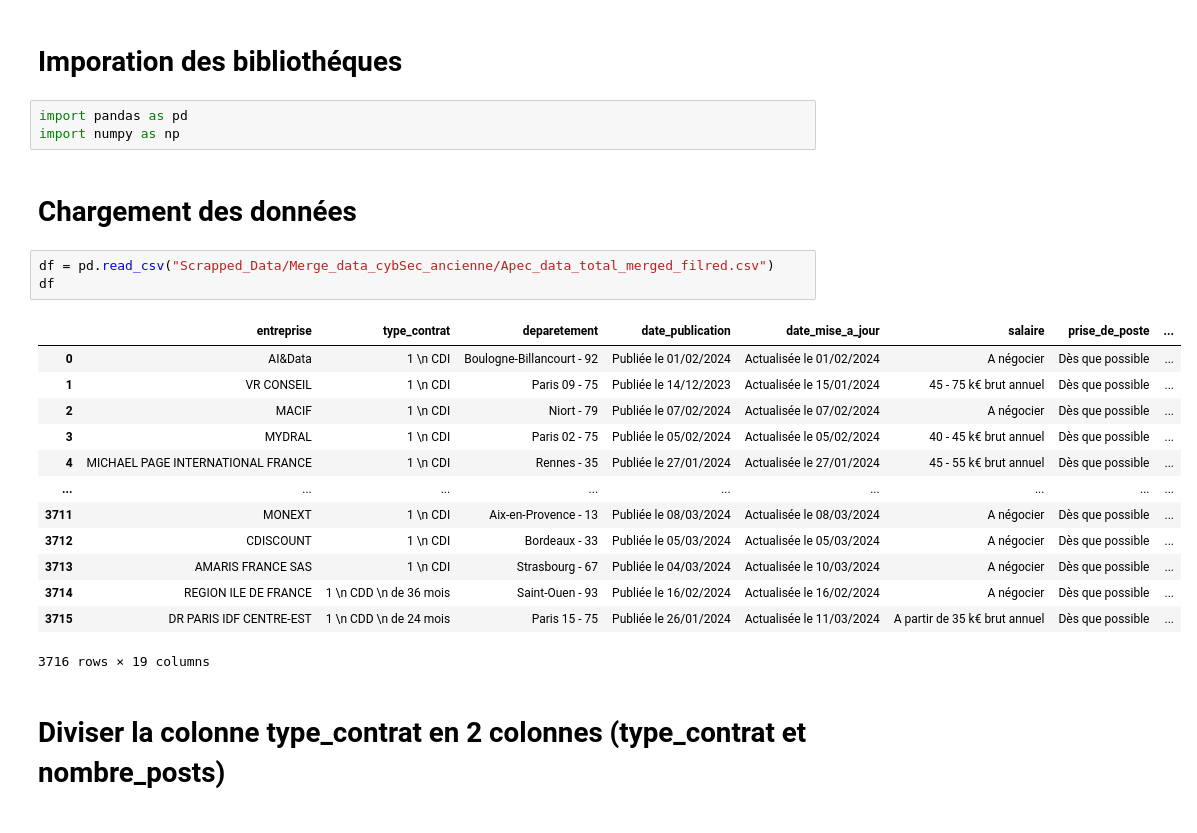
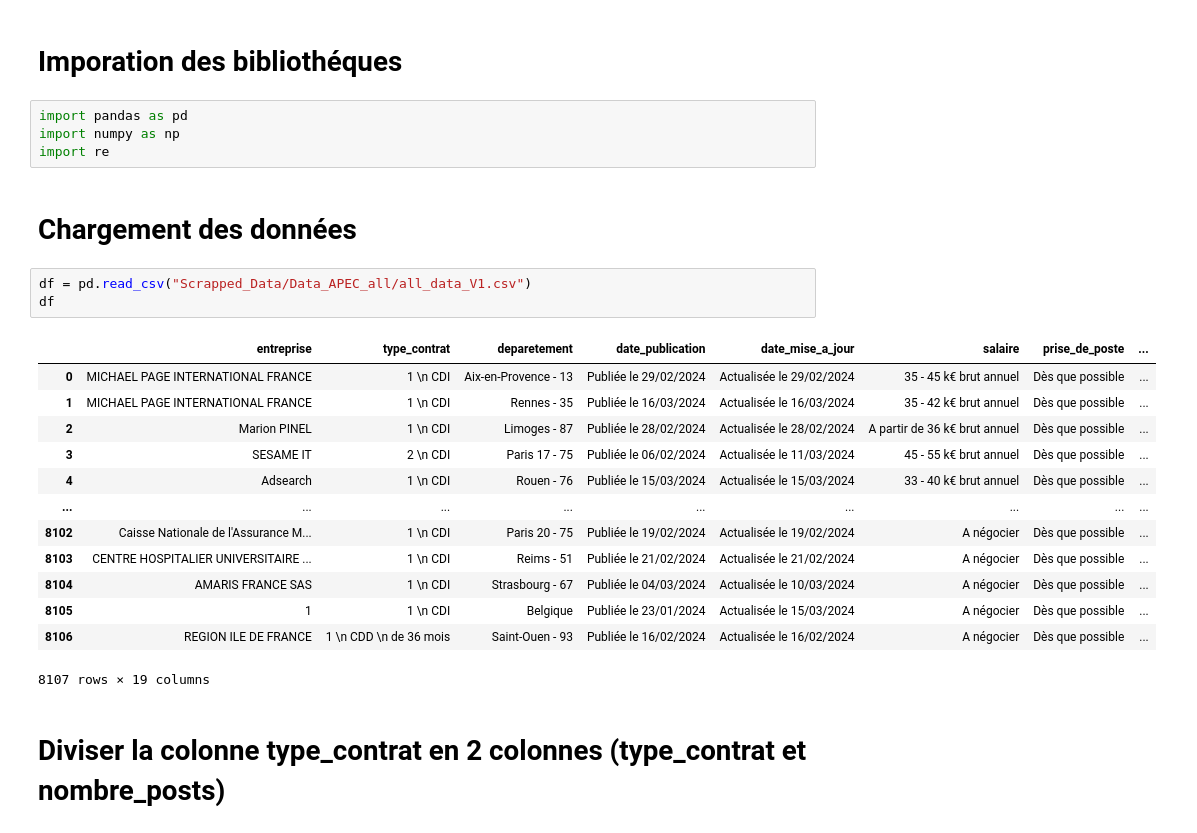
Before and after one commit to Racha1004/DALAS_projet, a Jupyter notebook: 1_Cleaning_data_Apec.ipynb, the cells around one changed output. Drawn from its saved outputs; the diff is of its cells as text.

```diff
--- a/1_Cleaning_data_Apec.ipynb
+++ b/1_Cleaning_data_Apec.ipynb
@@ -3,25 +3,26 @@
 # %%
 import pandas as pd
 import numpy as np
+import re
 # %% [markdown]
 # Chargement des données
 # %%
-df = pd.read_csv("Scrapped_Data/Merge_data_cybSec_ancienne/Apec_data_total_merged_filred.csv")
+df = pd.read_csv("Scrapped_Data/Data_APEC_all/all_data_V1.csv")
 df
 # %% [output]
 |  | entreprise | type_contrat | deparetement | date_publication | date_mise_a_jour | salaire | prise_de_poste | ... |
-| 0 | AI&Data | 1 \n CDI | Boulogne-Billancourt - 92 | Publiée le 01/02/2024 | Actualisée le 01/02/2024 | A négocier | Dès que possible | ... |
-| 1 | VR CONSEIL | 1 \n CDI | Paris 09 - 75 | Publiée le 14/12/2023 | Actualisée le 15/01/2024 | 45 - 75 k€ brut annuel | Dès que possible | ... |
-| 2 | MACIF | 1 \n CDI | Niort - 79 | Publiée le 07/02/2024 | Actualisée le 07/02/2024 | A négocier | Dès que possible | ... |
-| 3 | MYDRAL | 1 \n CDI | Paris 02 - 75 | Publiée le 05/02/2024 | Actualisée le 05/02/2024 | 40 - 45 k€ brut annuel | Dès que possible | ... |
-| 4 | MICHAEL PAGE INTERNATIONAL FRANCE | 1 \n CDI | Rennes - 35 | Publiée le 27/01/2024 | Actualisée le 27/01/2024 | 45 - 55 k€ brut annuel | Dès que possible | ... |
+| 0 | MICHAEL PAGE INTERNATIONAL FRANCE | 1 \n CDI | Aix-en-Provence - 13 | Publiée le 29/02/2024 | Actualisée le 29/02/2024 | 35 - 45 k€ brut annuel | Dès que possible | ... |
+| 1 | MICHAEL PAGE INTERNATIONAL FRANCE | 1 \n CDI | Rennes - 35 | Publiée le 16/03/2024 | Actualisée le 16/03/2024 | 35 - 42 k€ brut annuel | Dès que possible | ... |
+| 2 | Marion PINEL | 1 \n CDI | Limoges - 87 | Publiée le 28/02/2024 | Actualisée le 28/02/2024 | A partir de 36 k€ brut annuel | Dès que possible | ... |
+| 3 | SESAME IT | 2 \n CDI | Paris 17 - 75 | Publiée le 06/02/2024 | Actualisée le 11/03/2024 | 45 - 55 k€ brut annuel | Dès que possible | ... |
+| 4 | Adsearch | 1 \n CDI | Rouen - 76 | Publiée le 15/03/2024 | Actualisée le 15/03/2024 | 33 - 40 k€ brut annuel | Dès que possible | ... |
 | ... | ... | ... | ... | ... | ... | ... | ... | ... |
-| 3711 | MONEXT | 1 \n CDI | Aix-en-Provence - 13 | Publiée le 08/03/2024 | Actualisée le 08/03/2024 | A négocier | Dès que possible | ... |
-| 3712 | CDISCOUNT | 1 \n CDI | Bordeaux - 33 | Publiée le 05/03/2024 | Actualisée le 05/03/2024 | A négocier | Dès que possible | ... |
-| 3713 | AMARIS FRANCE SAS | 1 \n CDI | Strasbourg - 67 | Publiée le 04/03/2024 | Actualisée le 10/03/2024 | A négocier | Dès que possible | ... |
-| 3714 | REGION ILE DE FRANCE | 1 \n CDD \n de 36 mois | Saint-Ouen - 93 | Publiée le 16/02/2024 | Actualisée le 16/02/2024 | A négocier | Dès que possible | ... |
-| 3715 | DR PARIS IDF CENTRE-EST | 1 \n CDD \n de 24 mois | Paris 15 - 75 | Publiée le 26/01/2024 | Actualisée le 11/03/2024 | A partir de 35 k€ brut annuel | Dès que possible | ... |
+| 8102 | Caisse Nationale de l'Assurance M... | 1 \n CDI | Paris 20 - 75 | Publiée le 19/02/2024 | Actualisée le 19/02/2024 | A négocier | Dès que possible | ... |
+| 8103 | CENTRE HOSPITALIER UNIVERSITAIRE ... | 1 \n CDI | Reims - 51 | Publiée le 21/02/2024 | Actualisée le 21/02/2024 | A négocier | Dès que possible | ... |
+| 8104 | AMARIS FRANCE SAS | 1 \n CDI | Strasbourg - 67 | Publiée le 04/03/2024 | Actualisée le 10/03/2024 | A négocier | Dès que possible | ... |
+| 8105 | 1 | 1 \n CDI | Belgique | Publiée le 23/01/2024 | Actualisée le 15/03/2024 | A négocier | Dès que possible | ... |
+| 8106 | REGION ILE DE FRANCE | 1 \n CDD \n de 36 mois | Saint-Ouen - 93 | Publiée le 16/02/2024 | Actualisée le 16/02/2024 | A négocier | Dès que possible | ... |
-3716 rows × 19 columns
+8107 rows × 19 columns
 # %% [markdown]
 # Diviser la colonne type_contrat en 2 colonnes  (type_contrat et nombre_posts)
 # %%
```
Also changed, not shown: parts of 12 cells of this notebook, 23 other files.
